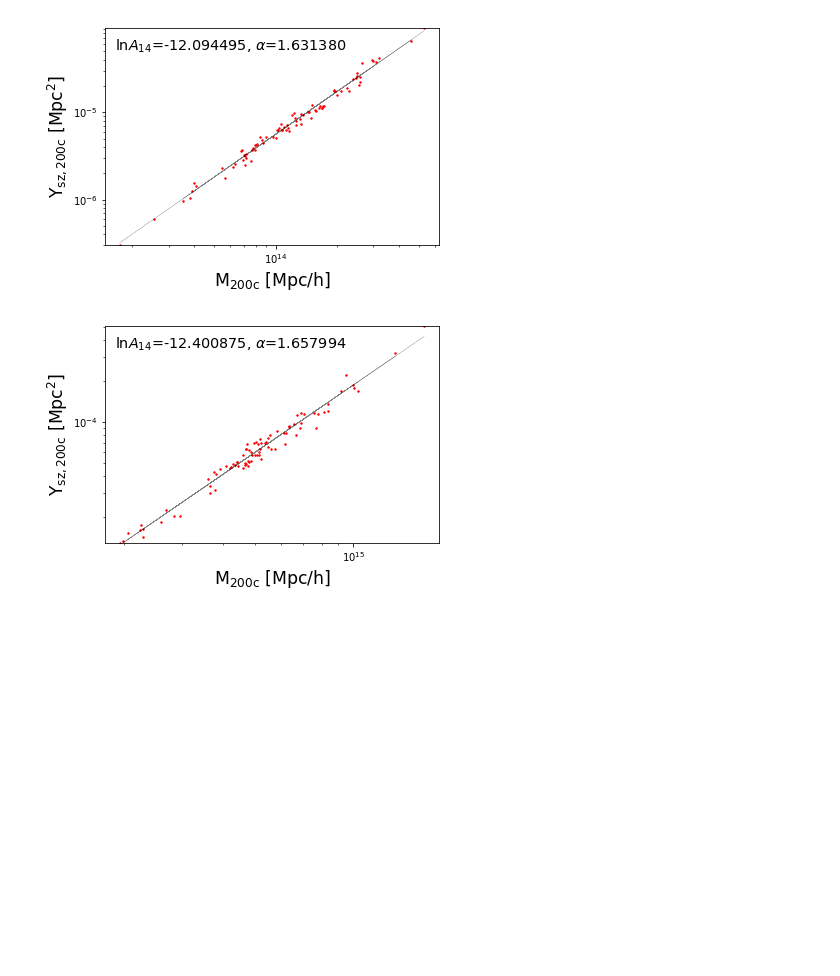
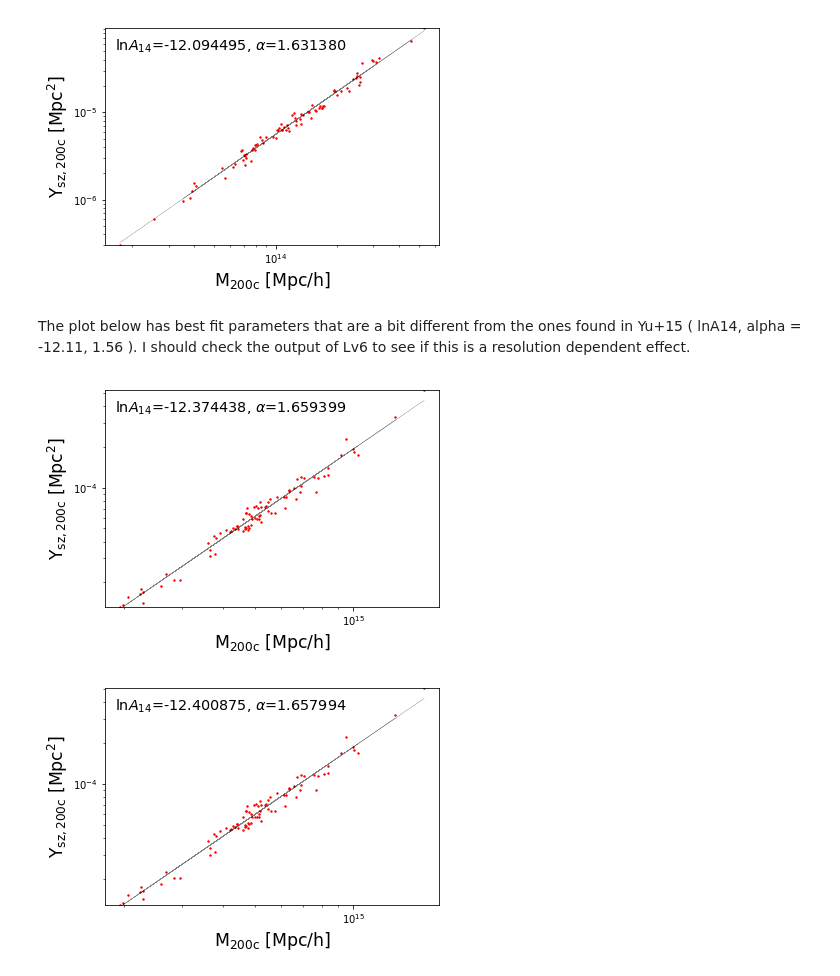
Before and after one commit to cavestruz/SZmaps, a Jupyter notebook: notebooks/SZscalingRelations.ipynb, the cells around one changed output. Saved outputs shown, nothing was run; the diff lists cells and outputs as text; code cells hidden in the pictures; blank space fills up the shorter version.

```diff
--- a/notebooks/SZscalingRelations.ipynb
+++ b/notebooks/SZscalingRelations.ipynb
@@ -199,7 +199,7 @@ In the next steps, I'll look at the integrated szy between r500c and r200c (and
 # %%
 szy_z0 = pd.read_csv('/home/babyostrich/Repos/SZmaps/calculate_scaling/szyscaling_a1.0005.csv',sep=' ')
 szy_z1 = pd.read_csv('/home/babyostrich/Repos/SZmaps/calculate_scaling/szyscaling_a0.5014.csv',sep=' ')
-szy_df = pd.read_csv('/home/babyostrich/Repos/SZmaps/calculate_scaling/szyscaling.csv',sep=' ')
+szy_df = pd.read_csv('/home/babyostrich/Repos/SZmaps/calculate_scaling/szyscaling_a1.0005_Lv6.csv',sep=' ')
 # %%
 def plot_Ym_scatter( dataframe, rtype='500c', region='Yszr',
                     annotate_fit=True) :
@@ -250,6 +257,12 @@ plot_Ym_scatter(szy_df)
 plot_Ym_scatter(szy_z1, rtype='200c')
 # %% [output]
 [figure]
+# %% [markdown]
+The plot below has best fit parameters that are a bit different from the ones found in Yu+15 ( lnA14, alpha = -12.11, 1.56 ).  I should check the output of Lv6 to see if this is a resolution dependent effect.
+# %%
+plot_Ym_scatter(szy_df, rtype='200c')
+# %% [output]
+[figure, added]
 # %%
 plot_Ym_scatter(szy_z0, rtype='200c')
 # %% [output]
```
Also changed, not shown: parts of 17 cells of this notebook.
